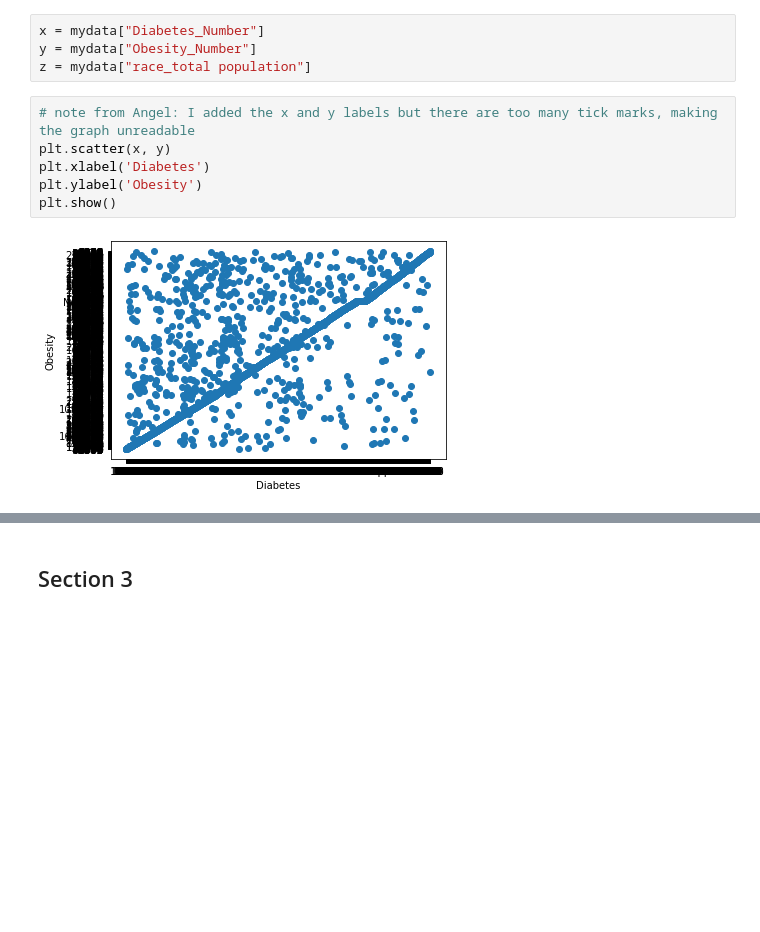
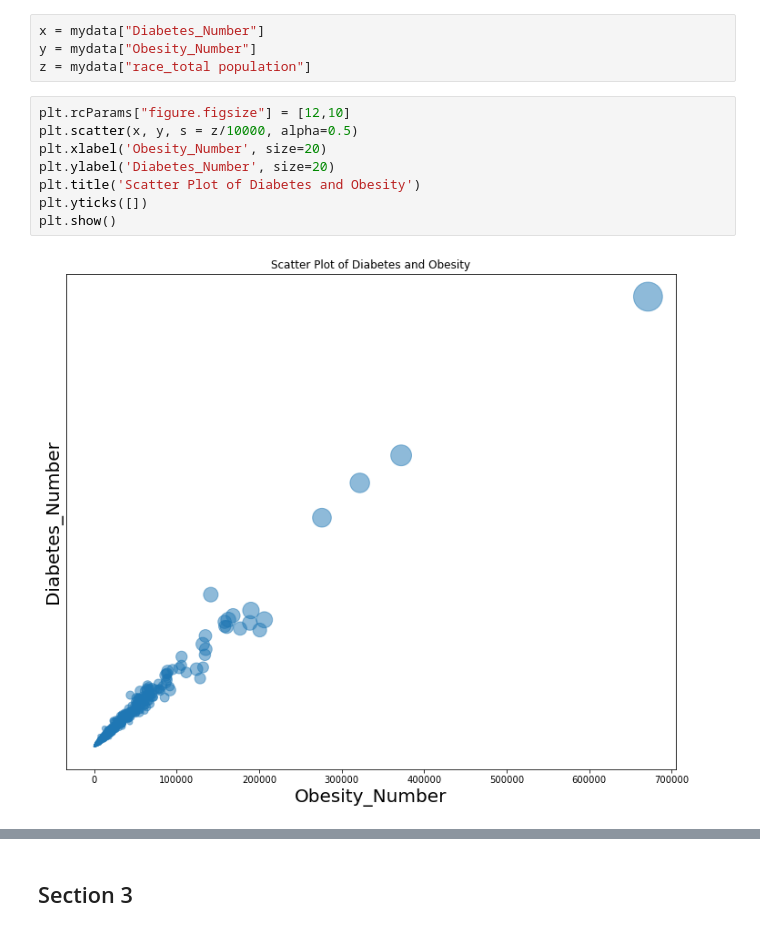
Before and after one commit to shrutibathia/CSS_Project2_Team2_Fall2020, a Jupyter notebook: Project2.ipynb, the cells around one changed output, grey strips where cells are left out. Drawn from its saved outputs; the diff is of its cells as text; blank space fills up the shorter version.

```diff
--- a/Project2.ipynb
+++ b/Project2.ipynb
@@ -47,11 +82,13 @@ There are 3,220 records (each record represents a county) and 95 features in the
 x = mydata["Diabetes_Number"]
 y = mydata["Obesity_Number"]
 z = mydata["race_total population"]
-# %%
-# note from Angel: I added the x and y labels but there are too many tick marks, making the graph unreadable
-plt.scatter(x, y)
-plt.xlabel('Diabetes')
-plt.ylabel('Obesity')
-plt.show()
-# %% [output]
-[figure, removed]
+# %%
+plt.rcParams["figure.figsize"] = [12,10]
+plt.scatter(x, y, s = z/10000, alpha=0.5)
+plt.xlabel('Obesity_Number', size=20)
+plt.ylabel('Diabetes_Number', size=20)
+plt.title('Scatter Plot of Diabetes and Obesity')
+plt.yticks([])
+plt.show()
+# %% [output]
+[figure, added]
```
Also changed, not shown: parts of 6 cells of this notebook.
